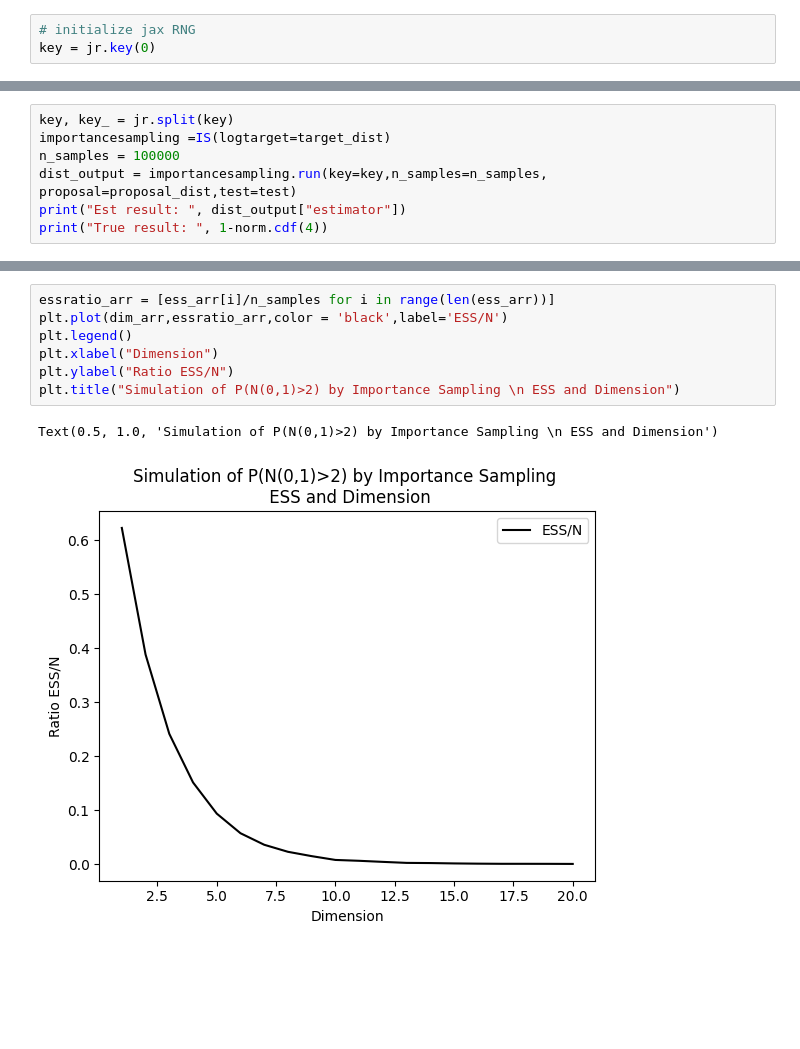
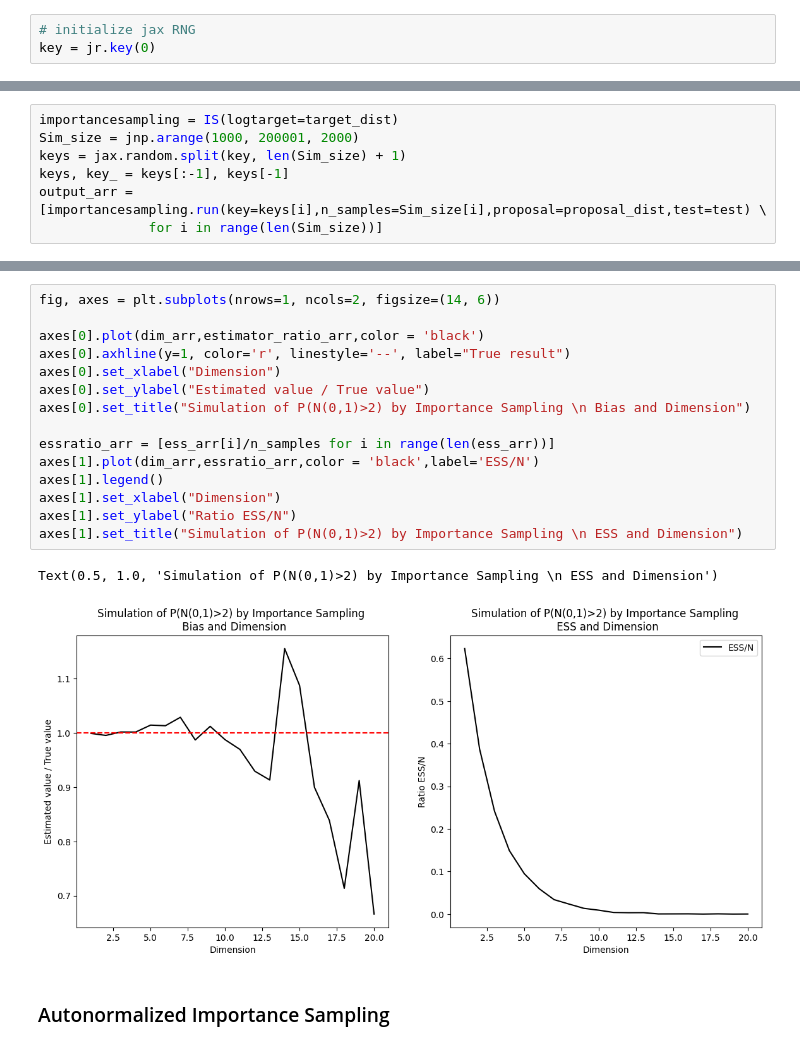
Before and after one commit to alexxthiery/mcjax, a Jupyter notebook: notebooks/importance_sampling/IS.ipynb, the cells around one changed output, grey strips where cells are left out. Cells and saved outputs as stored; diff of their text form; blank space fills up the shorter version.

```diff
--- a/notebooks/importance_sampling/IS.ipynb
+++ b/notebooks/importance_sampling/IS.ipynb
@@ -42,7 +44,0 @@ def test(x_batch):
-# %%
-key, key_ = jr.split(key)
-importancesampling =IS(logtarget=target_dist)
-n_samples = 100000
-dist_output = importancesampling.run(key=key,n_samples=n_samples, proposal=proposal_dist,test=test)
-print("Est result: ", dist_output["estimator"])
-print("True result: ", 1-norm.cdf(4))
@@ -76,0 +45,7 @@ Text(0.5, 1.0, 'Simulation of P(N(0,1)>4) by Importance Sampling')
+# %%
+importancesampling = IS(logtarget=target_dist)
+Sim_size = jnp.arange(1000, 200001, 2000)
+keys = jax.random.split(key, len(Sim_size) + 1)
+keys, key_ = keys[:-1], keys[-1]
+output_arr = [importancesampling.run(key=keys[i],n_samples=Sim_size[i],proposal=proposal_dist,test=test) \
+              for i in range(len(Sim_size))]
@@ -113,10 +102,20 @@ Text(0.5, 1.0, 'Simulation of P(N(0,1)>2) by Importance Sampling \n Bias and Dim
 # %%
+fig, axes = plt.subplots(nrows=1, ncols=2, figsize=(14, 6))
+
+axes[0].plot(dim_arr,estimator_ratio_arr,color = 'black')
+axes[0].axhline(y=1, color='r', linestyle='--', label="True result")
+axes[0].set_xlabel("Dimension")
+axes[0].set_ylabel("Estimated value / True value")
+axes[0].set_title("Simulation of P(N(0,1)>2) by Importance Sampling \n Bias and Dimension")
+
 essratio_arr = [ess_arr[i]/n_samples for i in range(len(ess_arr))]
-plt.plot(dim_arr,essratio_arr,color = 'black',label='ESS/N')
-plt.legend()
-plt.xlabel("Dimension")
-plt.ylabel("Ratio ESS/N")
-plt.title("Simulation of P(N(0,1)>2) by Importance Sampling \n ESS and Dimension")
+axes[1].plot(dim_arr,essratio_arr,color = 'black',label='ESS/N')
+axes[1].legend()
+axes[1].set_xlabel("Dimension")
+axes[1].set_ylabel("Ratio ESS/N")
+axes[1].set_title("Simulation of P(N(0,1)>2) by Importance Sampling \n ESS and Dimension")
 # %% [output]
 Text(0.5, 1.0, 'Simulation of P(N(0,1)>2) by Importance Sampling \n ESS and Dimension')
-[figure, old version]
+[figure, new version]
+# %% [markdown]
+### Autonormalized Importance Sampling
```
Also changed, not shown: parts of 16 cells of this notebook, 3 other files.
